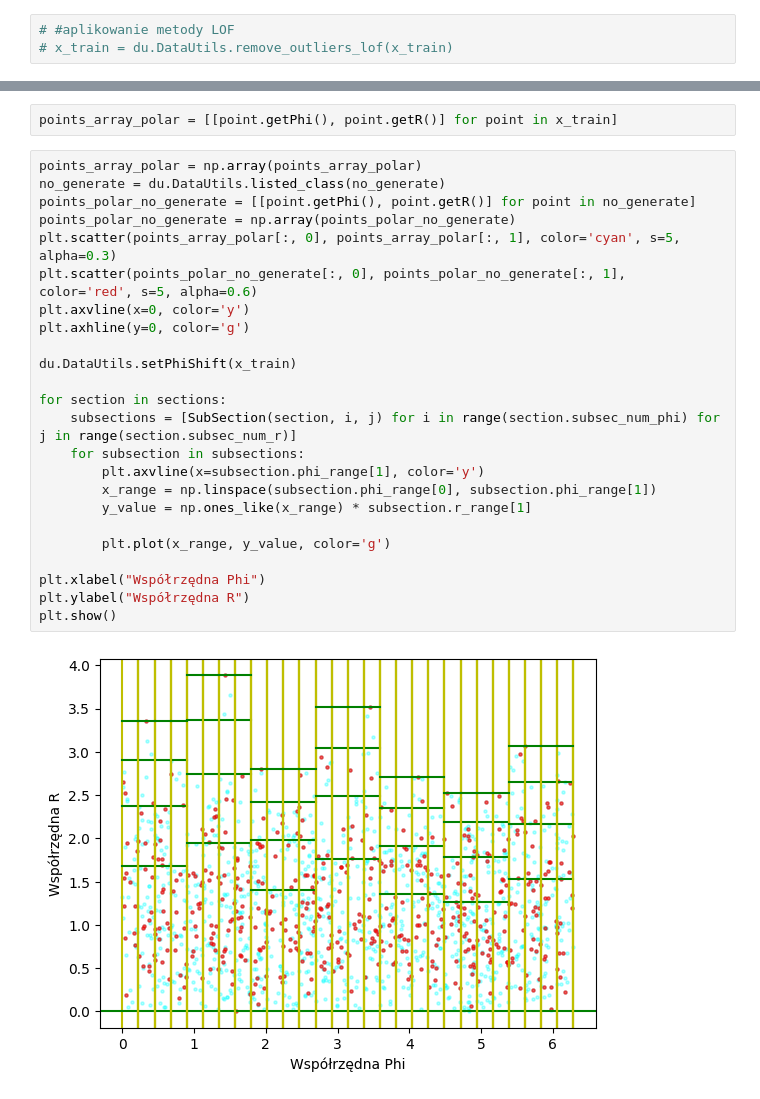
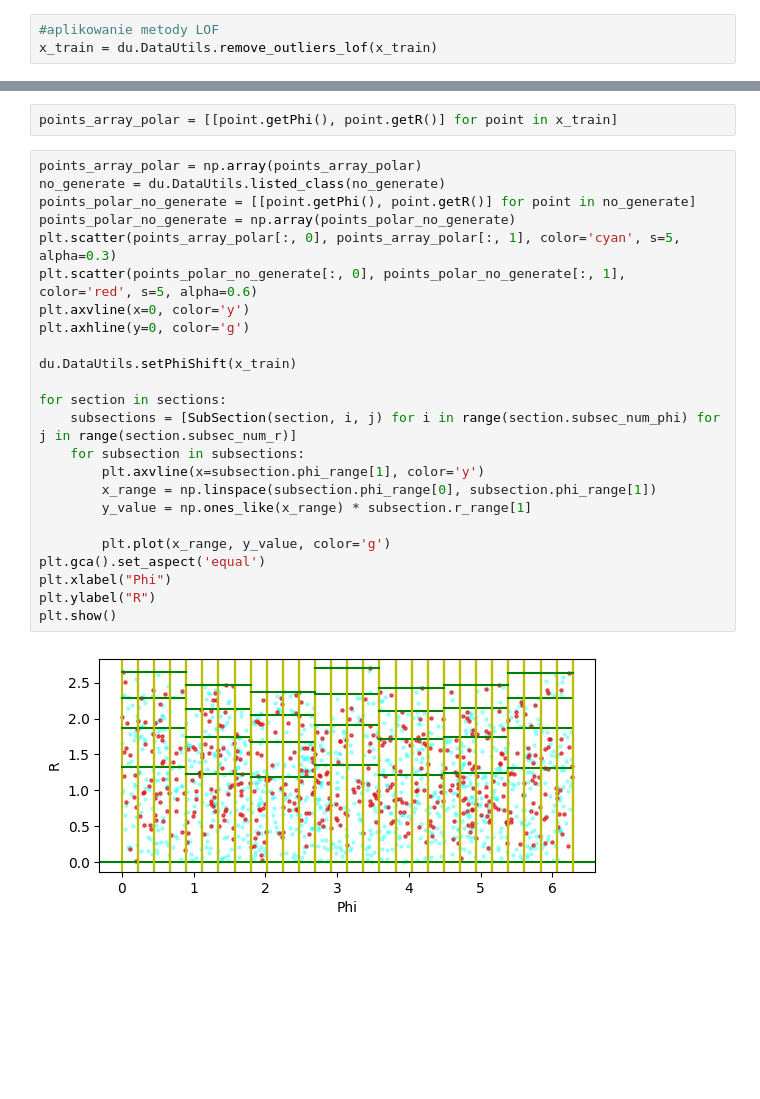
Before and after one commit to Jaromek/radialAngleAugmentation, a Jupyter notebook: blobs.ipynb, the cells around one changed output, grey strips where cells are left out. Drawn from its saved outputs; the diff is of its cells as text; blank space fills up the shorter version.

```diff
--- a/blobs.ipynb
+++ b/blobs.ipynb
@@ -15,8 +15,8 @@ x_train, y_train = make_blobs(n_samples=500, centers=1, random_state=42, cluster
 #skalowanie danych Standardowym skalowaniem z biblioteki sklearn.preprocesing
 x_train = du.DataUtils.normalize_data(x_train)
 # %%
-# #aplikowanie metody LOF
-# x_train = du.DataUtils.remove_outliers_lof(x_train)
+#aplikowanie metody LOF
+x_train = du.DataUtils.remove_outliers_lof(x_train)
 # %%
 #przesunięcie danych do środka masy
 x_train = du.DataUtils.shift_to_mass_center(x_train)
@@ -110,26 +108,26 @@ points_array_polar = [[point.getPhi(), point.getR()] for point in x_train]
 # %%
 points_array_polar = np.array(points_array_polar)
 no_generate = du.DataUtils.listed_class(no_generate)
 points_polar_no_generate = [[point.getPhi(), point.getR()] for point in no_generate]
 points_polar_no_generate = np.array(points_polar_no_generate)
 plt.scatter(points_array_polar[:, 0], points_array_polar[:, 1], color='cyan', s=5, alpha=0.3)
 plt.scatter(points_polar_no_generate[:, 0], points_polar_no_generate[:, 1], color='red', s=5, alpha=0.6)
 plt.axvline(x=0, color='y')
 plt.axhline(y=0, color='g')
 
 du.DataUtils.setPhiShift(x_train)
 
 for section in sections:
     subsections = [SubSection(section, i, j) for i in range(section.subsec_num_phi) for j in range(section.subsec_num_r)]
     for subsection in subsections:
         plt.axvline(x=subsection.phi_range[1], color='y')
         x_range = np.linspace(subsection.phi_range[0], subsection.phi_range[1])
         y_value = np.ones_like(x_range) * subsection.r_range[1]
 
         plt.plot(x_range, y_value, color='g')
-
-plt.xlabel("Współrzędna Phi")
-plt.ylabel("Współrzędna R")
+plt.gca().set_aspect('equal')
+plt.xlabel("Phi")
+plt.ylabel("R")
 plt.show()
 # %% [output]
-[figure, old version]
+[figure, new version]
```
Also changed, not shown: parts of 7 cells of this notebook.
